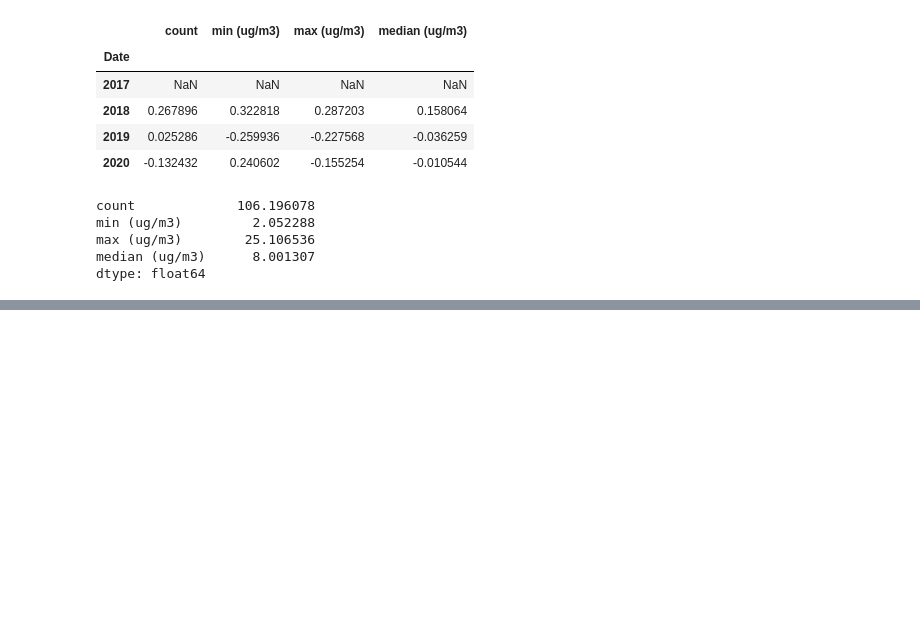
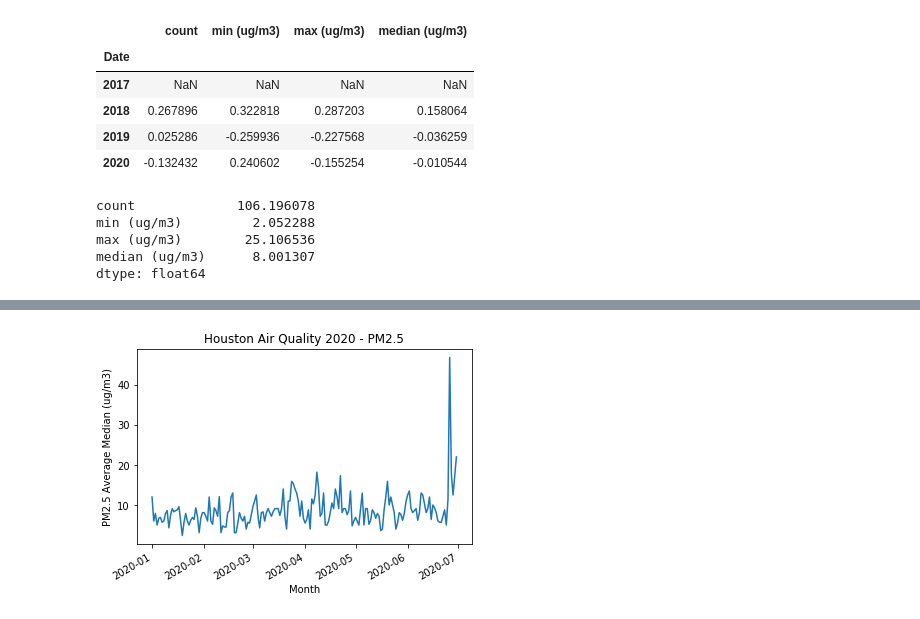
Before and after one commit to markwsutton/AirQualityProject, a Jupyter notebook: AQI Analysis - Houston.ipynb, the cells around one changed output, grey strips where cells are left out. Cells and saved outputs as stored; diff of their text form; code cells hidden in the pictures; blank space fills up the shorter version.

```diff
--- a/AQI Analysis - Houston.ipynb
+++ b/AQI Analysis - Houston.ipynb
@@ -190,0 +195,11 @@ plt.savefig("./outputs/houston_3yearMedianchange.png")
+# %%
+line_plot, line_axes = plt.subplots()
+HO_2020_pm25_df = all_pm25_df.loc[(all_pm25_df.index.year == 2020) & (all_pm25_df["City"] == "Houston")]
+HO_line_axes = HO_2020_pm25_df.plot(kind="line", y="median (ug/m3)", legend=None, ax=line_axes)
+#set titles, axes labels
+HO_line_axes.set_title("Houston Air Quality 2020 - PM2.5")
+HO_line_axes.set_ylabel("PM2.5 Average Median (ug/m3)")
+HO_line_axes.set_xlabel("Month")
+HO_line_axes.get_figure().savefig("./outputs/Houston/HO_2020_line_plot.png")
+# %% [output]
+[figure, added]
```
Also changed, not shown: parts of 10 cells of this notebook, 1 other file.
